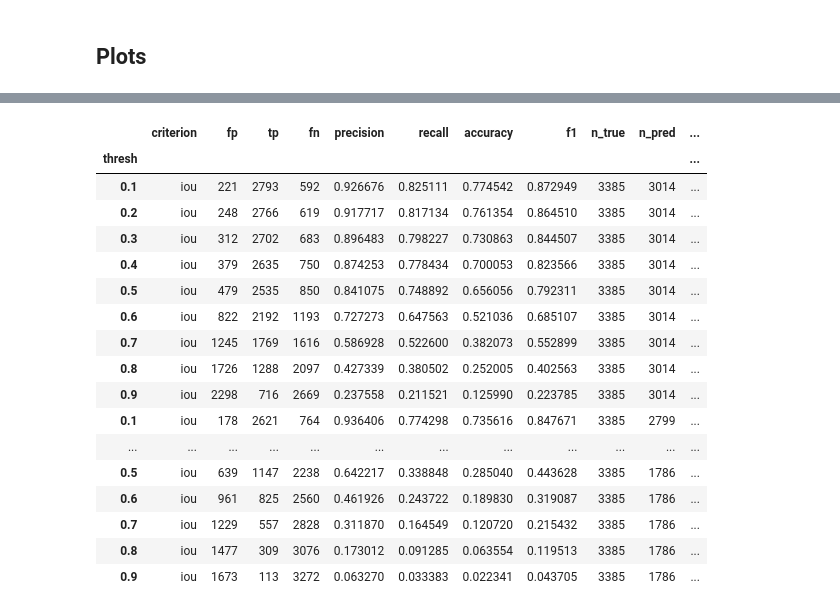
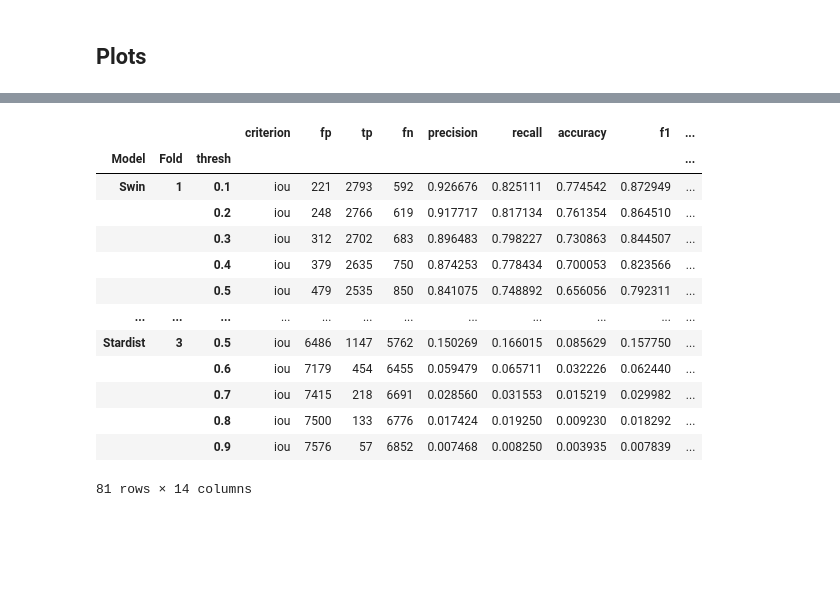
Before and after one commit to C-Achard/cellseg3d-figures, a Jupyter notebook: book/figX-x-supervised/supervised_benchmark.ipynb, the cells around one changed output, grey strips where cells are left out. Drawn from its saved outputs; the diff is of its cells as text; code cells hidden in the pictures; blank space fills up the shorter version.

Commit message:
Functional cross-val plots

```diff
--- a/book/figX-x-supervised/supervised_benchmark.ipynb
+++ b/book/figX-x-supervised/supervised_benchmark.ipynb
@@ -72,20 +69,17 @@ stardist_predictions = [get_predictions(p) for p in stardist_paths]
-# %%
-# TEMP
-fold_test = 0
-swin = swin_predictions[fold_test][0]
-segresnet = segresnet_predictions[fold_test][0]
-cellpose = cellpose_predictions[fold_test][0]
-# stardist = stardist_predictions[fold_test][0]
-
-labels_gt = GT_labels[fold_test][0]
 # %% [markdown]
 ## Computations
 # %%
-swin_thresholded = np.where(swin > 0.5, swin, 0)
-segresnet_thresholded = np.where(segresnet > 0.45, segresnet, 0)
+swin_thresholded = [np.where(swin > 0.5, swin, 0) for swin in swin_predictions]
+segresnet_thresholded = [np.where(segresnet > 0.45, segresnet, 0) for segresnet in segresnet_predictions]
 # %%
-swin_instance = cle.voronoi_otsu_labeling(swin_thresholded, spot_sigma=0.65, outline_sigma=0.65)
-segresnet_instance = cle.voronoi_otsu_labeling(segresnet_thresholded, spot_sigma=0.65, outline_sigma=0.65)
-swin_instance = np.array(swin_instance)
-segresnet_instance = np.array(segresnet_instance)
+swin_instance = []
+segresnet_instance = []
+
+for i in range(len(fold_paths)):
+    swin_instance.append(np.array(
+        cle.voronoi_otsu_labeling(swin_thresholded[i], spot_sigma=0.65, outline_sigma=0.65))
+                         )
+    segresnet_instance.append(np.array(
+        cle.voronoi_otsu_labeling(segresnet_thresholded[i], spot_sigma=0.65, outline_sigma=0.65))
+                              )
 # %%
@@ -115,12 +143,0 @@ model_ref_name = []
-# %%
-
-for i, p in enumerate(predictions):
-    print(f"Validating on {names[i]}")
-    stats = [matching_dataset(
-        labels_gt, p, thresh=t, show_progress=False
-        ) for t in taus]
-    model_stats.append(stats)
-    model_ref_name.append(names[i])
-    # fold_ref.append()
-    plot_performance(taus, stats, name=names[i])
-    print("*"*20)
@@ -137,23 +144,23 @@ Validating on Cellpose
 # %%
 dfs = [dataset_matching_stats_to_df(s) for s in model_stats]
 df = pd.concat(dfs)
+df["Model"] = model_ref_name
+df["Fold"] = fold_ref
+df["thresh"] = df.index
+df.set_index(["Model", "Fold", "thresh"], inplace=True)
 df
 # %% [output]
-|  | criterion | fp | tp | fn | precision | recall | accuracy | f1 | n_true | n_pred | ... |
-| thresh |  |  |  |  |  |  |  |  |  |  | ... |
-| 0.1 | iou | 221 | 2793 | 592 | 0.926676 | 0.825111 | 0.774542 | 0.872949 | 3385 | 3014 | ... |
-| 0.2 | iou | 248 | 2766 | 619 | 0.917717 | 0.817134 | 0.761354 | 0.864510 | 3385 | 3014 | ... |
-| 0.3 | iou | 312 | 2702 | 683 | 0.896483 | 0.798227 | 0.730863 | 0.844507 | 3385 | 3014 | ... |
-| 0.4 | iou | 379 | 2635 | 750 | 0.874253 | 0.778434 | 0.700053 | 0.823566 | 3385 | 3014 | ... |
-| 0.5 | iou | 479 | 2535 | 850 | 0.841075 | 0.748892 | 0.656056 | 0.792311 | 3385 | 3014 | ... |
-| 0.6 | iou | 822 | 2192 | 1193 | 0.727273 | 0.647563 | 0.521036 | 0.685107 | 3385 | 3014 | ... |
-| 0.7 | iou | 1245 | 1769 | 1616 | 0.586928 | 0.522600 | 0.382073 | 0.552899 | 3385 | 3014 | ... |
-| 0.8 | iou | 1726 | 1288 | 2097 | 0.427339 | 0.380502 | 0.252005 | 0.402563 | 3385 | 3014 | ... |
-| 0.9 | iou | 2298 | 716 | 2669 | 0.237558 | 0.211521 | 0.125990 | 0.223785 | 3385 | 3014 | ... |
-| 0.1 | iou | 178 | 2621 | 764 | 0.936406 | 0.774298 | 0.735616 | 0.847671 | 3385 | 2799 | ... |
+|  |  |  | criterion | fp | tp | fn | precision | recall | accuracy | f1 | ... |
+| Model | Fold | thresh |  |  |  |  |  |  |  |  | ... |
+| Swin | 1 | 0.1 | iou | 221 | 2793 | 592 | 0.926676 | 0.825111 | 0.774542 | 0.872949 | ... |
+|  |  | 0.2 | iou | 248 | 2766 | 619 | 0.917717 | 0.817134 | 0.761354 | 0.864510 | ... |
+|  |  | 0.3 | iou | 312 | 2702 | 683 | 0.896483 | 0.798227 | 0.730863 | 0.844507 | ... |
+|  |  | 0.4 | iou | 379 | 2635 | 750 | 0.874253 | 0.778434 | 0.700053 | 0.823566 | ... |
+|  |  | 0.5 | iou | 479 | 2535 | 850 | 0.841075 | 0.748892 | 0.656056 | 0.792311 | ... |
 | ... | ... | ... | ... | ... | ... | ... | ... | ... | ... | ... | ... |
-| 0.5 | iou | 639 | 1147 | 2238 | 0.642217 | 0.338848 | 0.285040 | 0.443628 | 3385 | 1786 | ... |
-| 0.6 | iou | 961 | 825 | 2560 | 0.461926 | 0.243722 | 0.189830 | 0.319087 | 3385 | 1786 | ... |
-| 0.7 | iou | 1229 | 557 | 2828 | 0.311870 | 0.164549 | 0.120720 | 0.215432 | 3385 | 1786 | ... |
-| 0.8 | iou | 1477 | 309 | 3076 | 0.173012 | 0.091285 | 0.063554 | 0.119513 | 3385 | 1786 | ... |
-| 0.9 | iou | 1673 | 113 | 3272 | 0.063270 | 0.033383 | 0.022341 | 0.043705 | 3385 | 1786 | ... |
+| Stardist | 3 | 0.5 | iou | 6486 | 1147 | 5762 | 0.150269 | 0.166015 | 0.085629 | 0.157750 | ... |
+|  |  | 0.6 | iou | 7179 | 454 | 6455 | 0.059479 | 0.065711 | 0.032226 | 0.062440 | ... |
+|  |  | 0.7 | iou | 7415 | 218 | 6691 | 0.028560 | 0.031553 | 0.015219 | 0.029982 | ... |
+|  |  | 0.8 | iou | 7500 | 133 | 6776 | 0.017424 | 0.019250 | 0.009230 | 0.018292 | ... |
+|  |  | 0.9 | iou | 7576 | 57 | 6852 | 0.007468 | 0.008250 | 0.003935 | 0.007839 | ... |
+81 rows × 14 columns
```
Also changed, not shown: parts of 15 cells of this notebook, 1 other file.
